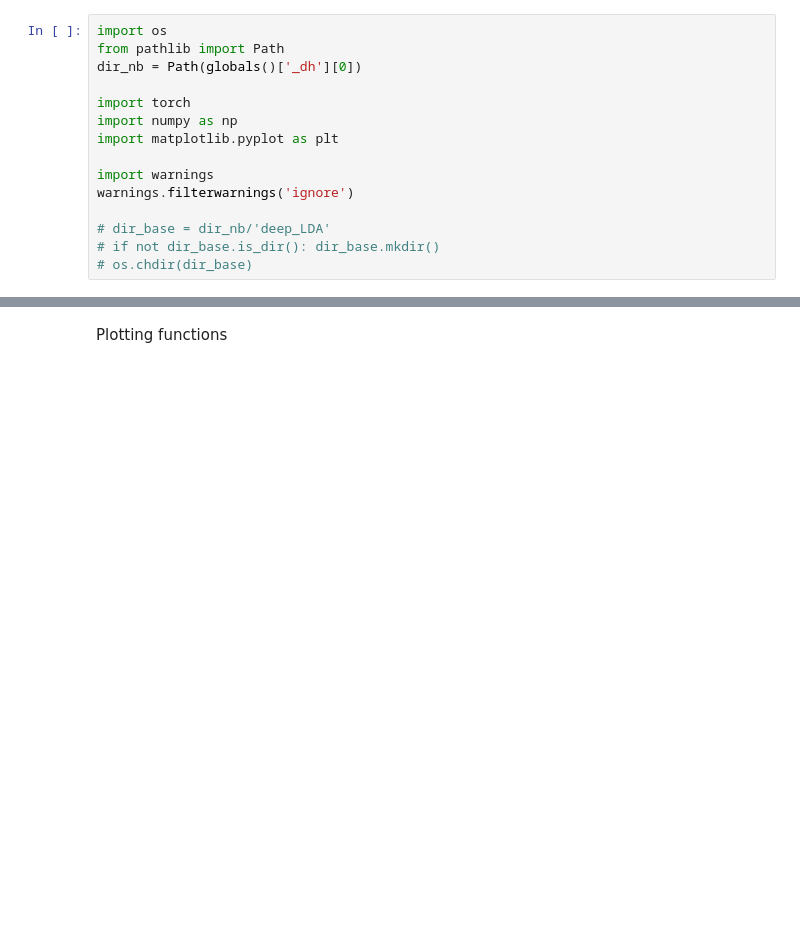
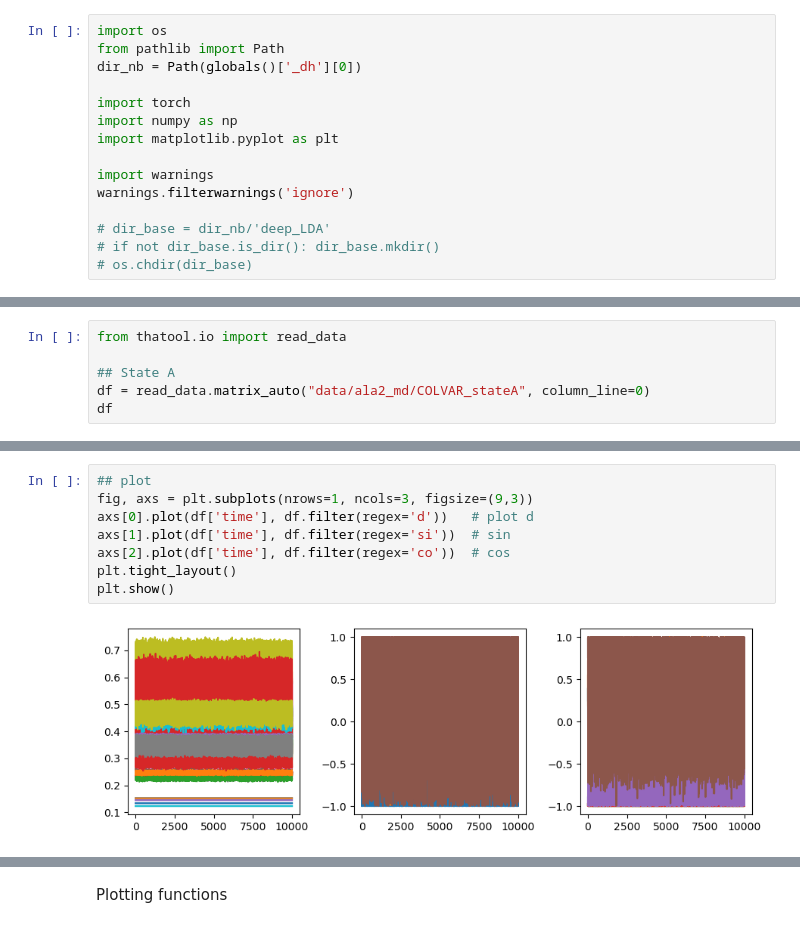
Before and after one commit to thangckt/note_md, a Jupyter notebook: notebook/free_energy/mlcv/1_mlcvs_Deep_LDA_Alanine_dipeptide.ipynb, the cells around one changed output, grey strips where cells are left out. Cells and saved outputs as stored; diff of their text form; blank space fills up the shorter version.

```diff
--- a/notebook/free_energy/mlcv/1_mlcvs_Deep_LDA_Alanine_dipeptide.ipynb
+++ b/notebook/free_energy/mlcv/1_mlcvs_Deep_LDA_Alanine_dipeptide.ipynb
@@ -25,0 +42,6 @@ warnings.filterwarnings('ignore')
+# %%
+from thatool.io import read_data
+
+## State A
+df = read_data.matrix_auto("data/ala2_md/COLVAR_stateA", column_line=0)
+df
@@ -25,0 +62,10 @@ warnings.filterwarnings('ignore')
+# %%
+## plot
+fig, axs = plt.subplots(nrows=1, ncols=3, figsize=(9,3))
+axs[0].plot(df['time'], df.filter(regex='d'))   # plot d
+axs[1].plot(df['time'], df.filter(regex='si'))  # sin
+axs[2].plot(df['time'], df.filter(regex='co'))  # cos
+plt.tight_layout()
+plt.show()
+# %% [output]
+[figure, added]
```
Also changed, not shown: parts of 5 cells of this notebook, 1 other file.
